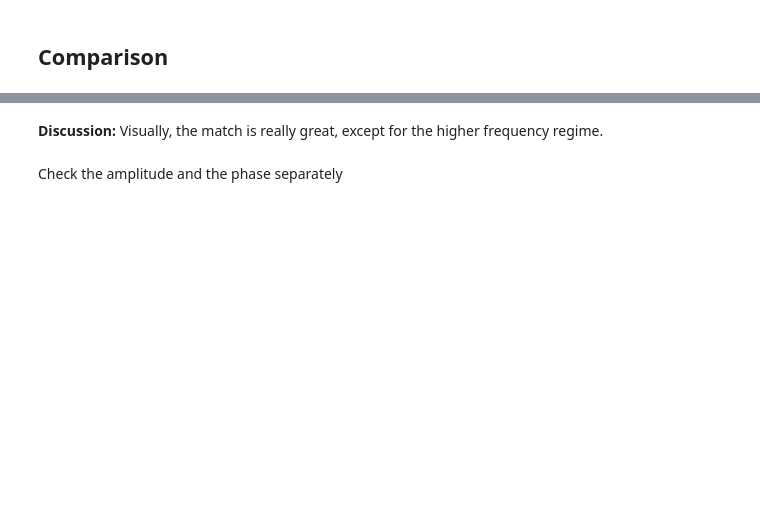
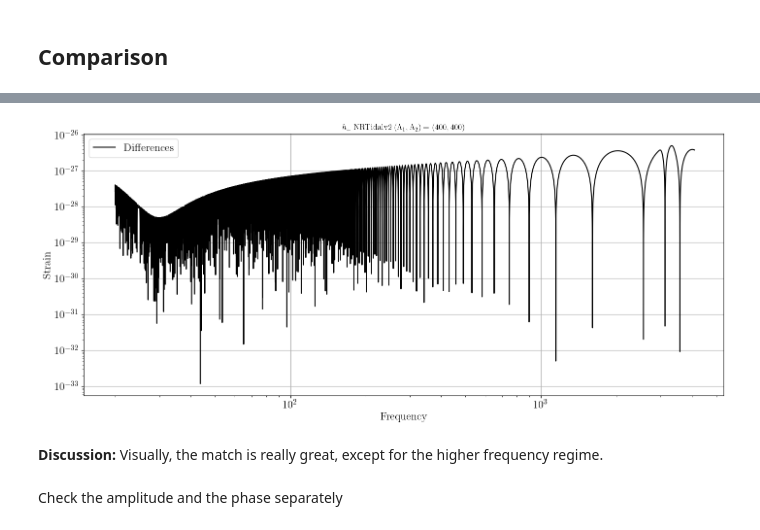
Before and after one commit to tedwards2412/ripple, a Jupyter notebook: notebooks/check_NRTidal.ipynb, the cells around one changed output, grey strips where cells are left out. Saved outputs shown, nothing was run; the diff lists cells and outputs as text; code cells hidden in the pictures; blank space fills up the shorter version.

```diff
--- a/notebooks/check_NRTidal.ipynb
+++ b/notebooks/check_NRTidal.ipynb
@@ -183,3 +184,18 @@ plt.show()
+# %%
+plt.subplots(1, 1, figsize=(17, 7))
+diffs = abs(hp_lalsuite.real - hp_ripple.real)
+plt.plot(f, diffs, "-", label = "Differences", color="black")
+plt.title(f"h+, NRTidalv2 lambda1, lambda2 = {lambda1, lambda2}")
+plt.title(r"$h_+$ NRTidalv2 ($\Lambda_1, \Lambda_2) = ({}, {}$)".format(lambda1, lambda2))
+plt.xlabel("Frequency")
+plt.ylabel("Strain")
+plt.xscale('log')
+plt.yscale('log')
+plt.xlim(f_l - 5)
+plt.legend()
+plt.show()
+# %% [output]
+[figure, added]
 # %% [markdown]
 **Discussion:** Visually, the match is really great, except for the higher frequency regime.
 # %% [markdown]
```
Also changed, not shown: parts of 13 cells of this notebook, 1 other file.
